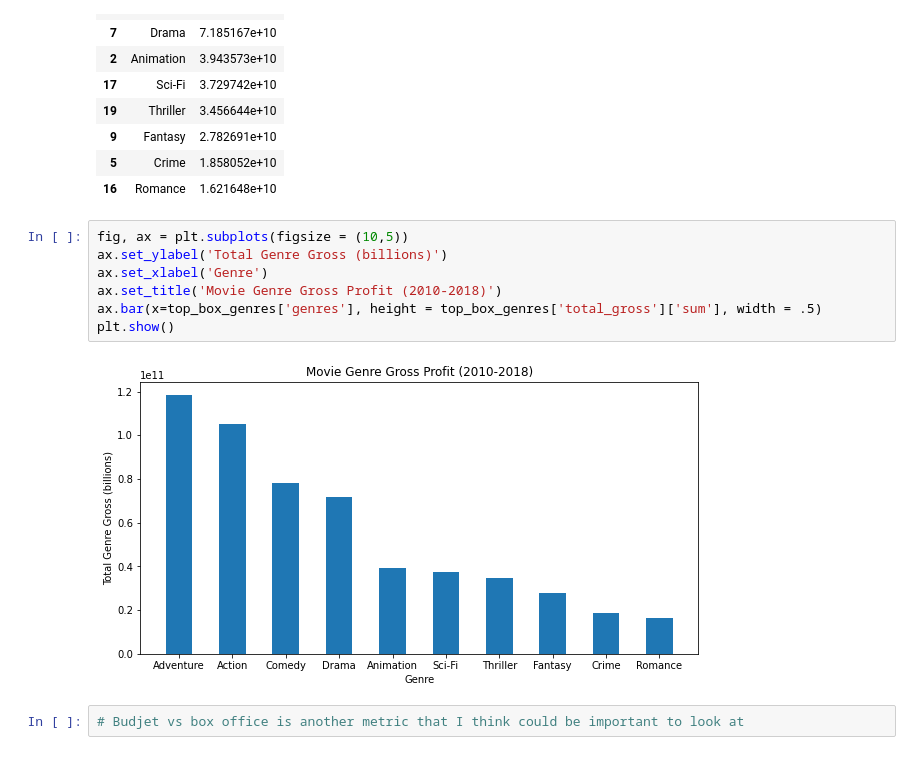
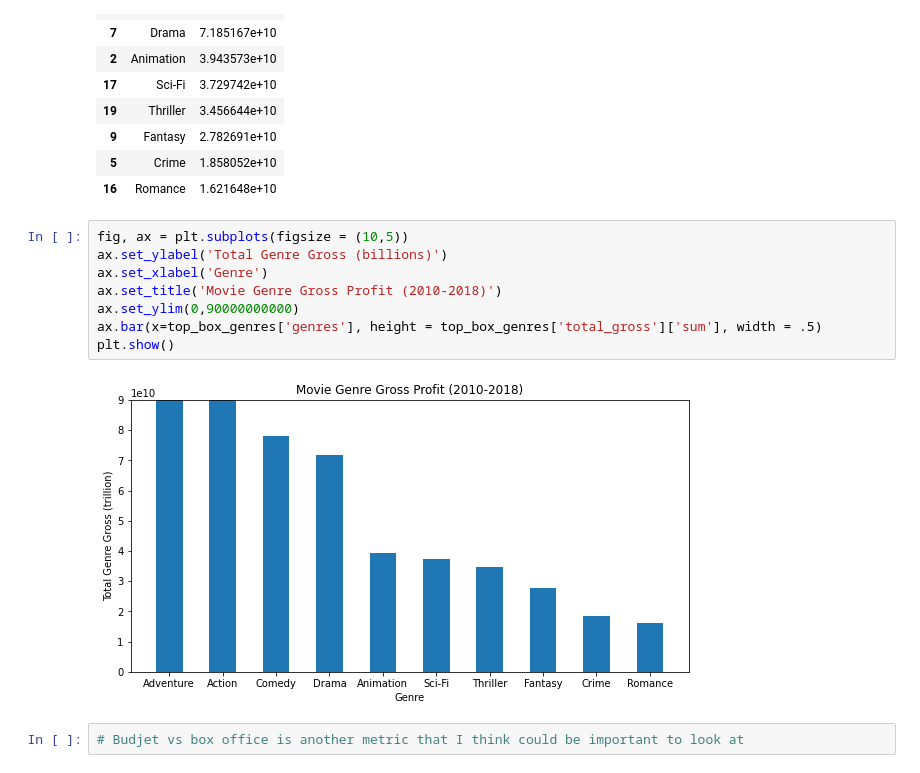
Before and after one commit to tonymbennett5/MovieDataProject-, a Jupyter notebook: dsc-phase1-project-template.ipynb, the cells around one changed output. Saved outputs shown, nothing was run; the diff lists cells and outputs as text.

```diff
--- a/dsc-phase1-project-template.ipynb
+++ b/dsc-phase1-project-template.ipynb
@@ -496,12 +430,13 @@ top_box_genres
 # %%
 fig, ax = plt.subplots(figsize = (10,5))
 ax.set_ylabel('Total Genre Gross (billions)')
 ax.set_xlabel('Genre')
 ax.set_title('Movie Genre Gross Profit (2010-2018)')
+ax.set_ylim(0,90000000000)
 ax.bar(x=top_box_genres['genres'], height = top_box_genres['total_gross']['sum'], width = .5)
 plt.show()
 # %% [output]
-[figure, old version]
+[figure, new version]
 # %%
 # Budjet vs box office is another metric that I think could be important to look at
 # %%
```
Also changed, not shown: parts of 10 cells of this notebook, 1 other file.
